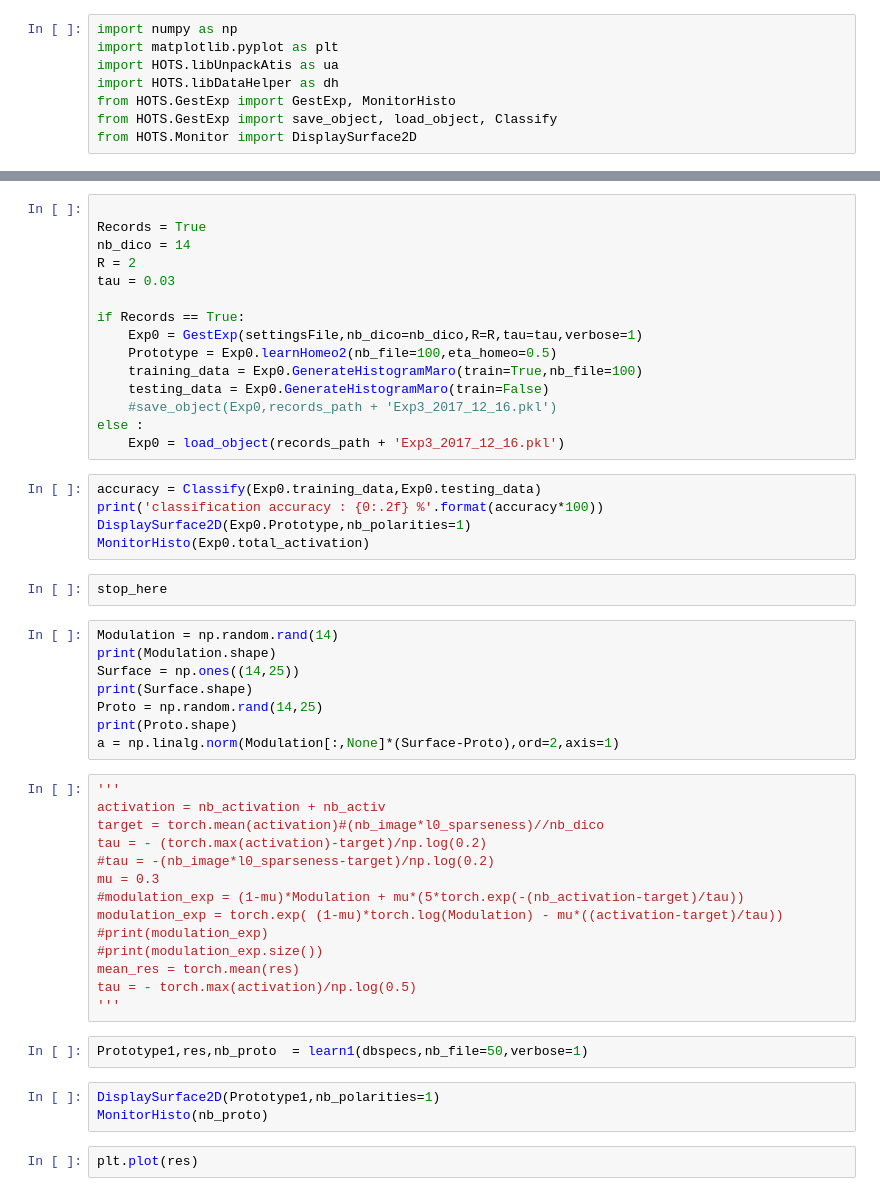
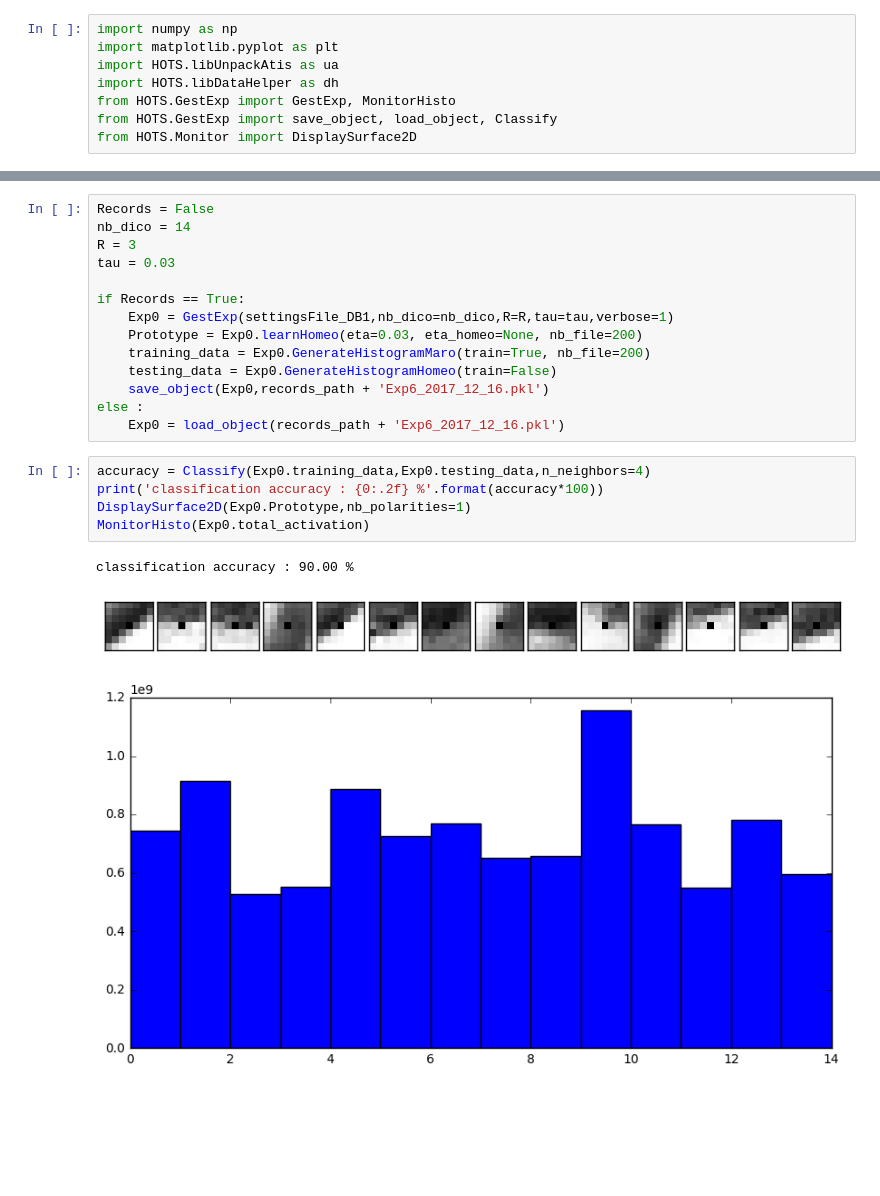
Before and after one commit to VictorBoutin/HOTS, a Jupyter notebook: Probe/EXP_04b_GestureDatabaseCorr.ipynb, the cells around one changed output, grey strips where cells are left out. Saved outputs shown, nothing was run; the diff lists cells and outputs as text; blank space fills up the shorter version.

```diff
--- a/Probe/EXP_04b_GestureDatabaseCorr.ipynb
+++ b/Probe/EXP_04b_GestureDatabaseCorr.ipynb
@@ -148,51 +145,23 @@ MonitorHisto(Exp0.total_activation)
 # %%
-
-Records = True
+Records = False
 nb_dico = 14
-R = 2
+R = 3
 tau = 0.03
 
 if Records == True:
-    Exp0 = GestExp(settingsFile,nb_dico=nb_dico,R=R,tau=tau,verbose=1)
-    Prototype = Exp0.learnHomeo2(nb_file=100,eta_homeo=0.5)
-    training_data = Exp0.GenerateHistogramMaro(train=True,nb_file=100)
-    testing_data = Exp0.GenerateHistogramMaro(train=False)
-    #save_object(Exp0,records_path + 'Exp3_2017_12_16.pkl')
+    Exp0 = GestExp(settingsFile_DB1,nb_dico=nb_dico,R=R,tau=tau,verbose=1)
+    Prototype = Exp0.learnHomeo(eta=0.03, eta_homeo=None, nb_file=200)
+    training_data = Exp0.GenerateHistogramMaro(train=True, nb_file=200)
+    testing_data = Exp0.GenerateHistogramHomeo(train=False)
+    save_object(Exp0,records_path + 'Exp6_2017_12_16.pkl')
 else :
-    Exp0 = load_object(records_path + 'Exp3_2017_12_16.pkl')
+    Exp0 = load_object(records_path + 'Exp6_2017_12_16.pkl')
 # %%
-accuracy = Classify(Exp0.training_data,Exp0.testing_data)
+accuracy = Classify(Exp0.training_data,Exp0.testing_data,n_neighbors=4)
 print('classification accuracy : {0:.2f} %'.format(accuracy*100))
 DisplaySurface2D(Exp0.Prototype,nb_polarities=1)
 MonitorHisto(Exp0.total_activation)
+# %% [output]
+classification accuracy : 90.00 %
+[figure, added]
+[figure, added]
-# %%
-stop_here
-# %%
-Modulation = np.random.rand(14)
-print(Modulation.shape)
-Surface = np.ones((14,25))
-print(Surface.shape)
-Proto = np.random.rand(14,25)
-print(Proto.shape)
-a = np.linalg.norm(Modulation[:,None]*(Surface-Proto),ord=2,axis=1)
-# %%
-'''
-activation = nb_activation + nb_activ
-target = torch.mean(activation)#(nb_image*l0_sparseness)//nb_dico
-tau = - (torch.max(activation)-target)/np.log(0.2)
-#tau = -(nb_image*l0_sparseness-target)/np.log(0.2)
-mu = 0.3
-#modulation_exp = (1-mu)*Modulation + mu*(5*torch.exp(-(nb_activation-target)/tau))
-modulation_exp = torch.exp( (1-mu)*torch.log(Modulation) - mu*((activation-target)/tau))
-#print(modulation_exp)
-#print(modulation_exp.size())
-mean_res = torch.mean(res)
-tau = - torch.max(activation)/np.log(0.5)
-'''
-# %%
-Prototype1,res,nb_proto  = learn1(dbspecs,nb_file=50,verbose=1)
-# %%
-DisplaySurface2D(Prototype1,nb_polarities=1)
-MonitorHisto(nb_proto)
-# %%
-plt.plot(res)
```
Also changed, not shown: parts of 28 cells of this notebook, 15 other files.
